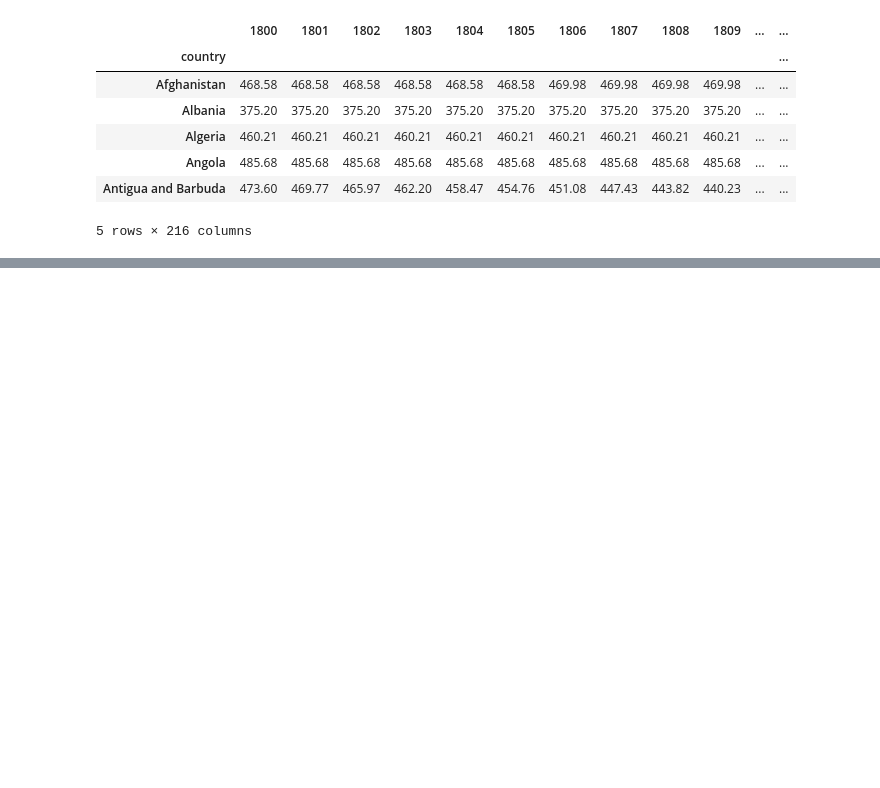
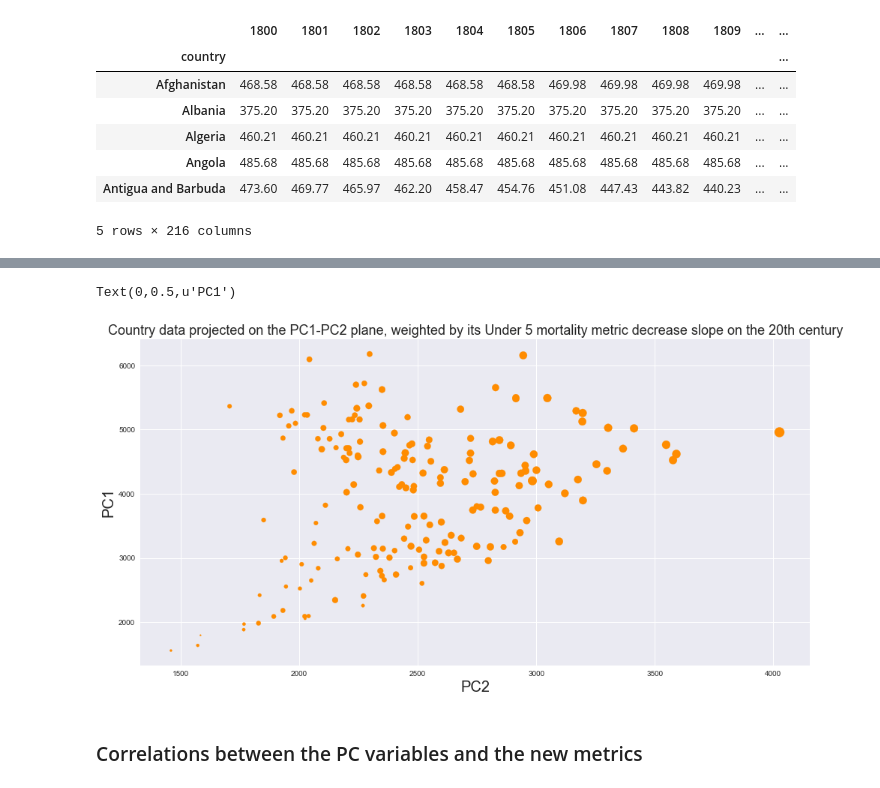
Before and after one commit to crangelsmith/ATI_project, a Jupyter notebook: Gapminder_ChildMortality_ExpAnalysis.ipynb, the cells around one changed output, grey strips where cells are left out. Cells and saved outputs as stored; diff of their text form; code cells hidden in the pictures; blank space fills up the shorter version.

```diff
--- a/Gapminder_ChildMortality_ExpAnalysis.ipynb
+++ b/Gapminder_ChildMortality_ExpAnalysis.ipynb
@@ -209,0 +261,12 @@ child_mortality_clean.head()
+# %%
+ax = child_mortality_PC_df.plot(kind='scatter', x='PC2', y='PC1',
+                                s=child_mortality_PC_df['country_change_slope_scaled']*200, figsize=(16,8),color='DarkOrange')
+ax.set_title('Country data projected on the PC1-PC2 plane, weighted by '
+             'its Under 5 mortality metric decrease slope on the 20th century', fontsize=18)
+ax.set_xlabel('PC2', fontsize=20)
+ax.set_ylabel('PC1',fontsize=20)
+# %% [output]
+Text(0,0.5,u'PC1')
+[figure, added]
+# %% [markdown]
+### Correlations between the PC variables and the new metrics
```
Also changed, not shown: parts of 90 cells of this notebook.
